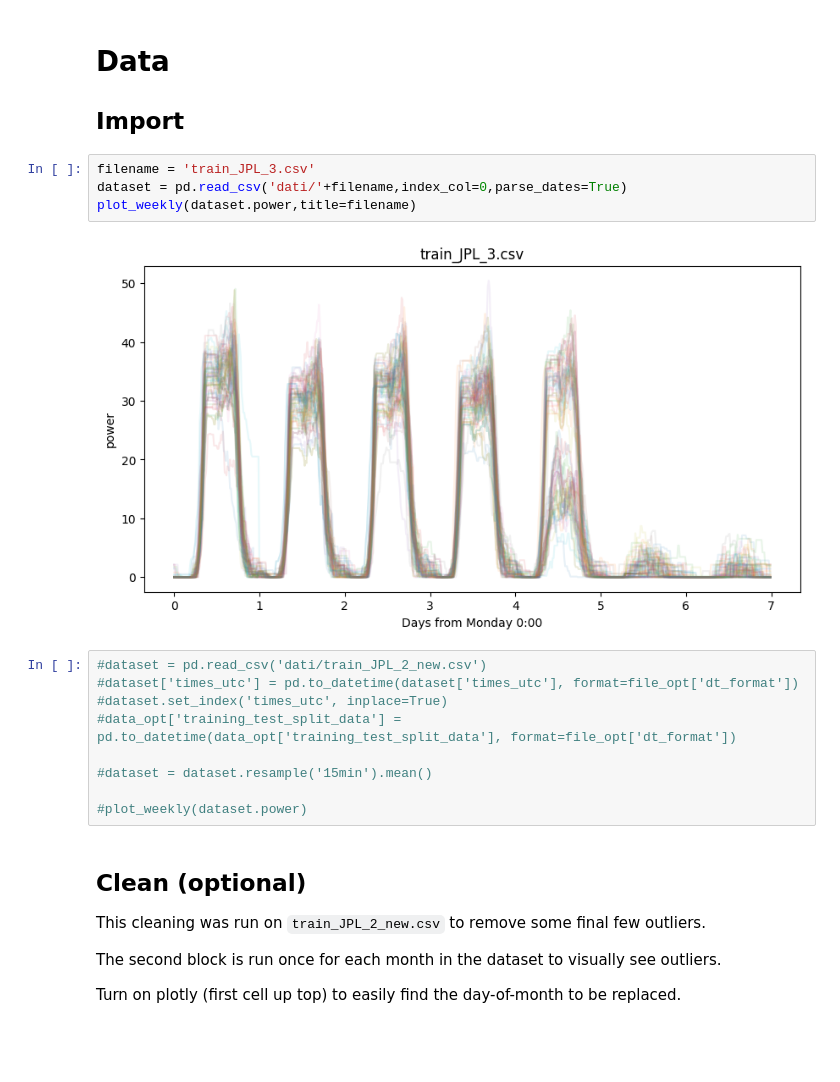
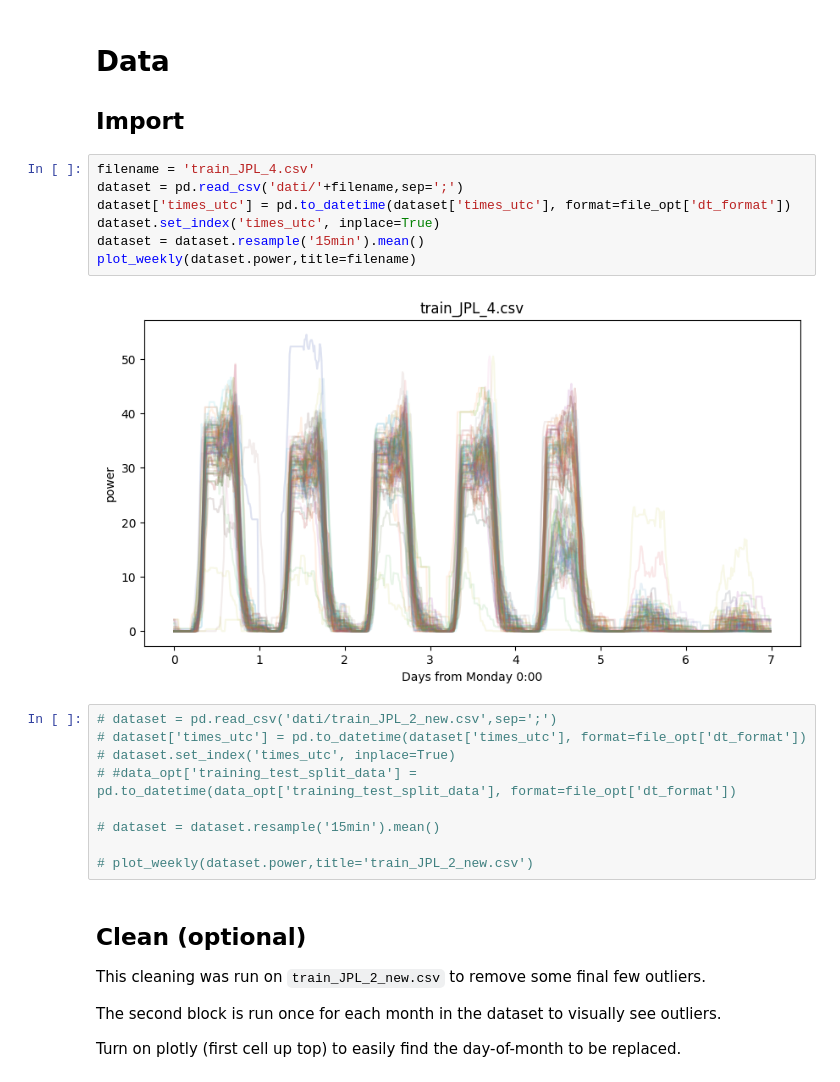
Before and after one commit to woodjmichael/Prophet-LSTM-EV-Forecast, a Jupyter notebook: ev_forecaster_no_sql.ipynb, the cells around one changed output. Saved outputs shown, nothing was run; the diff lists cells and outputs as text; blank space fills up the shorter version.

```diff
--- a/ev_forecaster_no_sql.ipynb
+++ b/ev_forecaster_no_sql.ipynb
@@ -77,20 +77,23 @@ model_opt = {'LSTM_num_hidden_units': [24],
 
 ## Import
 # %%
-filename = 'train_JPL_3.csv'
-dataset = pd.read_csv('dati/'+filename,index_col=0,parse_dates=True)
+filename = 'train_JPL_4.csv'
+dataset = pd.read_csv('dati/'+filename,sep=';')
+dataset['times_utc'] = pd.to_datetime(dataset['times_utc'], format=file_opt['dt_format'])
+dataset.set_index('times_utc', inplace=True)
+dataset = dataset.resample('15min').mean()
 plot_weekly(dataset.power,title=filename)
 # %% [output]
-[figure, old version]
+[figure, new version]
 # %%
-#dataset = pd.read_csv('dati/train_JPL_2_new.csv')
-#dataset['times_utc'] = pd.to_datetime(dataset['times_utc'], format=file_opt['dt_format'])
-#dataset.set_index('times_utc', inplace=True)
-#data_opt['training_test_split_data'] = pd.to_datetime(data_opt['training_test_split_data'], format=file_opt['dt_format'])
+# dataset = pd.read_csv('dati/train_JPL_2_new.csv',sep=';')
+# dataset['times_utc'] = pd.to_datetime(dataset['times_utc'], format=file_opt['dt_format'])
+# dataset.set_index('times_utc', inplace=True)
+# #data_opt['training_test_split_data'] = pd.to_datetime(data_opt['training_test_split_data'], format=file_opt['dt_format'])
 
-#dataset = dataset.resample('15min').mean()
+# dataset = dataset.resample('15min').mean()
 
-#plot_weekly(dataset.power)
+# plot_weekly(dataset.power,title='train_JPL_2_new.csv')
 # %% [markdown]
 ## Clean (optional)
 
```
Also changed, not shown: parts of 8 cells of this notebook, 21 other files.
